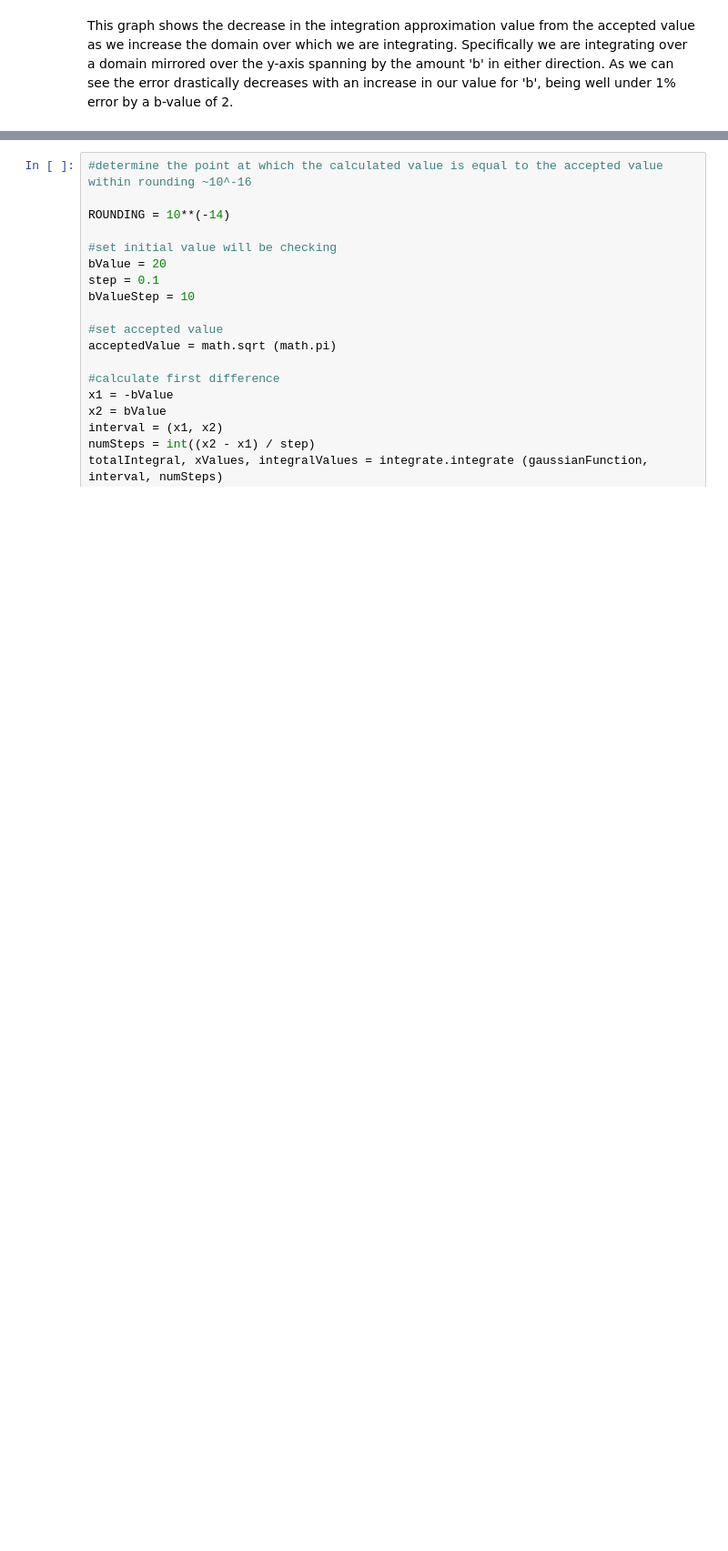
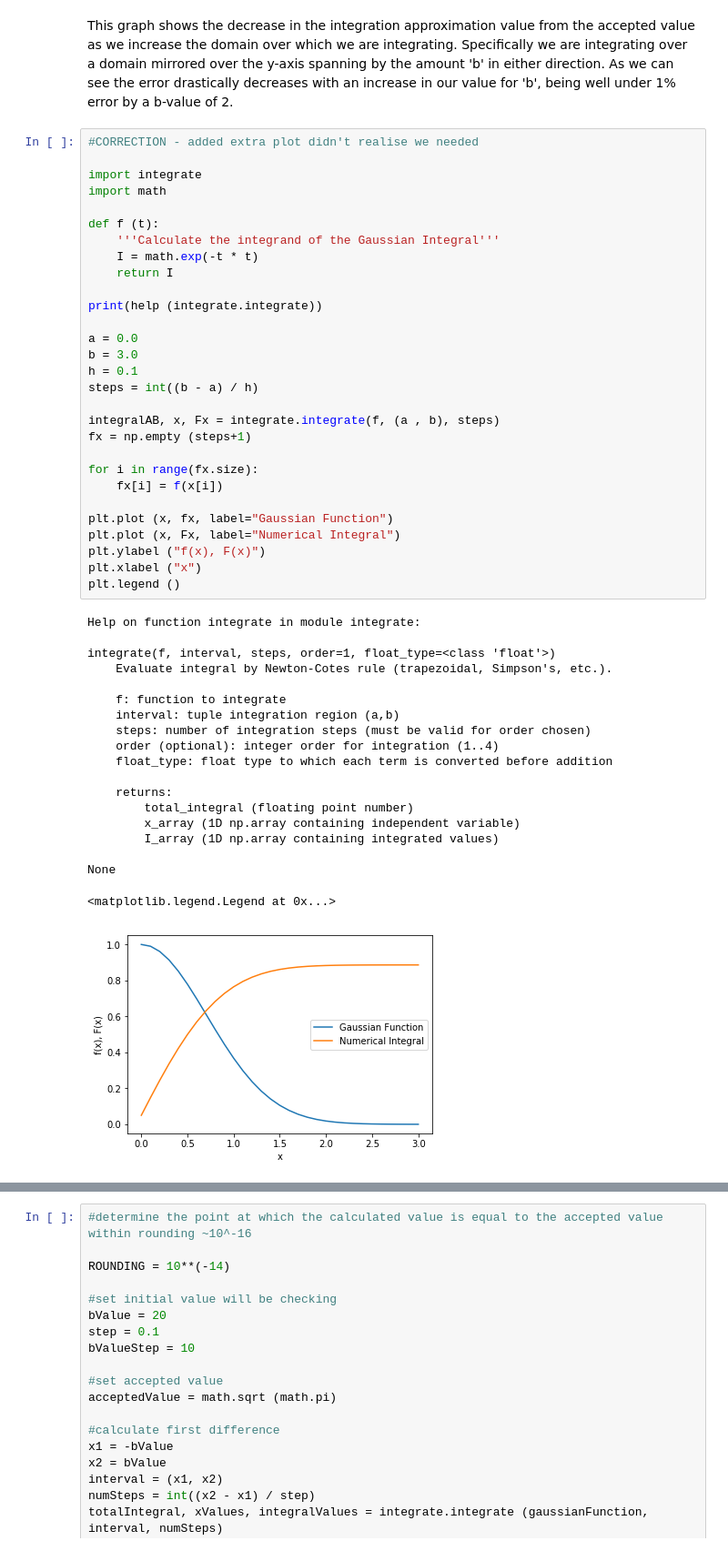
Before and after one commit to DannieWright/Labs, a Jupyter notebook: Lab4/Lab4.ipynb, the cells around one changed output, grey strips where cells are left out. Shown at 91% size. Drawn from its saved outputs; the diff is of its cells as text; blank space fills up the shorter version.

```diff
--- a/Lab4/Lab4.ipynb
+++ b/Lab4/Lab4.ipynb
@@ -289,3 +291,52 @@ Percent error: 7.51651519090077e-14 %
 [figure]
 # %% [markdown]
 This graph shows the decrease in the integration approximation value from the accepted value as we increase the domain over which we are integrating. Specifically we are integrating over a domain mirrored over the y-axis spanning by the amount 'b' in either direction. As we can see the error drastically decreases with an increase in our value for 'b', being well under 1% error by a b-value of 2.
+# %%
+#CORRECTION - added extra plot didn't realise we needed
+
+import integrate
+import math
+
+def f (t):
+    '''Calculate the integrand of the Gaussian Integral'''
+    I = math.exp(-t * t)
+    return I
+
+print(help (integrate.integrate))
+
+a = 0.0
+b = 3.0
+h = 0.1
+steps = int((b - a) / h)
+
+integralAB, x, Fx = integrate.integrate(f, (a , b), steps)
+fx = np.empty (steps+1)
+
+for i in range(fx.size):
+    fx[i] = f(x[i])
+
+plt.plot (x, fx, label="Gaussian Function")
+plt.plot (x, Fx, label="Numerical Integral")
+plt.ylabel ("f(x), F(x)")
+plt.xlabel ("x")
+plt.legend ()
+# %% [output]
+Help on function integrate in module integrate:
+
+integrate(f, interval, steps, order=1, float_type=<class 'float'>)
+    Evaluate integral by Newton-Cotes rule (trapezoidal, Simpson's, etc.).
+
+    f: function to integrate
+    interval: tuple integration region (a,b)
+    steps: number of integration steps (must be valid for order chosen)
+    order (optional): integer order for integration (1..4)
+    float_type: float type to which each term is converted before addition
+
+    returns:
+        total_integral (floating point number)
+        x_array (1D np.array containing independent variable)
+        I_array (1D np.array containing integrated values)
+
+None
+<matplotlib.legend.Legend at 0x...>
+[figure, added]
```
Also changed, not shown: parts of 2 cells of this notebook.
